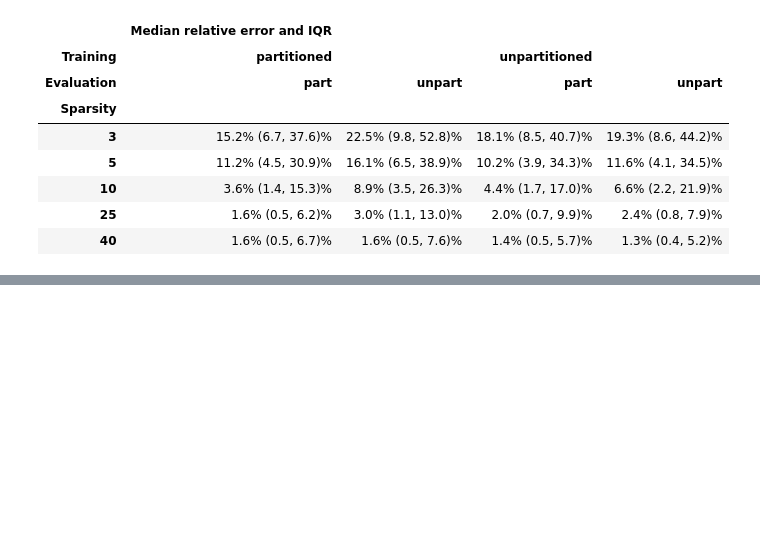
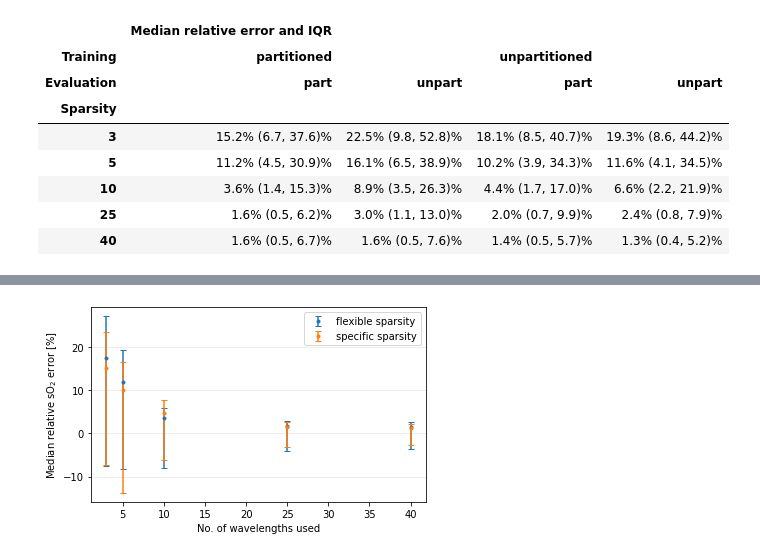
Before and after one commit to micdoh/qPAI_cINN_uncertainty_estimation, a Jupyter notebook: notebooks/multiple_eval.ipynb, the cells around one changed output, grey strips where cells are left out. Drawn from its saved outputs; the diff is of its cells as text; code cells hidden in the pictures; blank space fills up the shorter version.

Commit message:
plot in vitro in vivo

```diff
--- a/notebooks/multiple_eval.ipynb
+++ b/notebooks/multiple_eval.ipynb
@@ -64,0 +64,17 @@ df = pd.read_csv(output_csv)
+# %%
+df = pd.read_csv(output_csv)
+df = df[df.name.str.startswith('p')]
+best_rows_flexi = []
+best_rows_specific = []
+
+for sparsity in [3, 5, 10, 25, 40]:
+    flexi_row = df[(df.name.str.contains('flexi')) & (df.sparsity_eval == sparsity)].sort_values(by='med_rel_err').head(1).to_dict()
+    flexi_row = {key: [sub_val for sub_val in val.values()][0] for key, val in flexi_row.items()}
+    specific_row = df[(~df.name.str.contains('flexi')) & (df.sparsity_eval == sparsity)].sort_values(by='med_rel_err').head(1).to_dict()
+    specific_row = {key: [sub_val for sub_val in val.values()][0] for key, val in specific_row.items()}
+    best_rows_flexi.append(flexi_row)
+    best_rows_specific.append(specific_row)
+
+flexi_df = pd.DataFrame(best_rows_flexi)
+specific_df = pd.DataFrame(best_rows_specific)
+flexi_df
@@ -64,0 +88,50 @@ df = pd.read_csv(output_csv)
+# %%
+
+def get_relative_iqrs(name, df):
+    return np.vstack((df["iqr_upper"] - df[name], df[name] - df["iqr_lower"]))
+
+fig, ax = plt.subplots()
+fig.subplots_adjust(top=0.8)
+#ax.set_xlim(0, 100)
+#ax.set_ylim(0, 100)
+ax.set_ylabel(f"Median relative sO$_2$ error [%]")
+ax.set_xlabel("No. of wavelengths used")
+x = flexi_df['sparsity_eval']
+y = flexi_df['med_rel_err']
+#ax.plot(np.arange(0, 100), np.arange(0, 100), color='k', linestyle='-', linewidth=2, zorder=100)
+ax.errorbar(
+    x, y,
+    yerr=get_relative_iqrs('med_rel_err', flexi_df),
+    label='flexible sparsity',
+    #elinewidth=0.1,
+    capsize=3,
+    #ecolor='r',
+    #errorevery=10,
+    #markevery=10,
+    #ls='none',
+    ms=3,
+    fmt='o',
+)
+
+x = specific_df['sparsity_eval']
+y = specific_df['med_rel_err']
+ax.errorbar(
+    x, y,
+    yerr=get_relative_iqrs('med_rel_err', specific_df),
+    label='specific sparsity',
+    #elinewidth=0.1,
+    capsize=3,
+    #ecolor='r',
+    #errorevery=10,
+    #markevery=10,
+    #ls='none',
+    ms=3,
+    fmt='o',
+)
+ax.yaxis.grid(True, linestyle='-', which='major', color='lightgrey',
+               alpha=0.5)
+ax.legend()
+#ax.set_title(f"{measure_str} sO2 predictions of cINN based on 1000 samples")
+#save_fig(c.output_dir, f"flexi_specific_generic.png")
+# %% [output]
+[figure, added]
```
Also changed, not shown: parts of 8 cells of this notebook, 5 other files.
